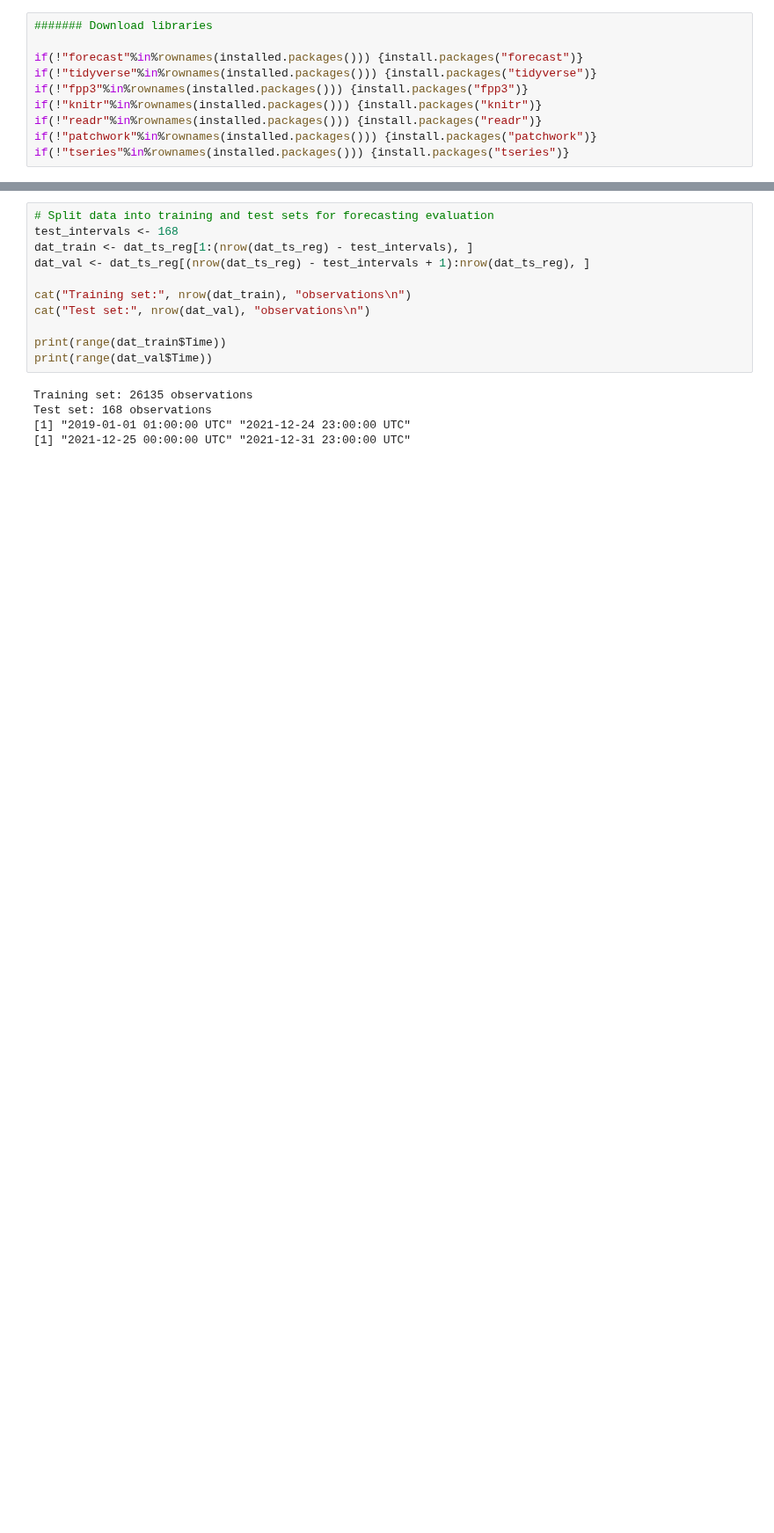
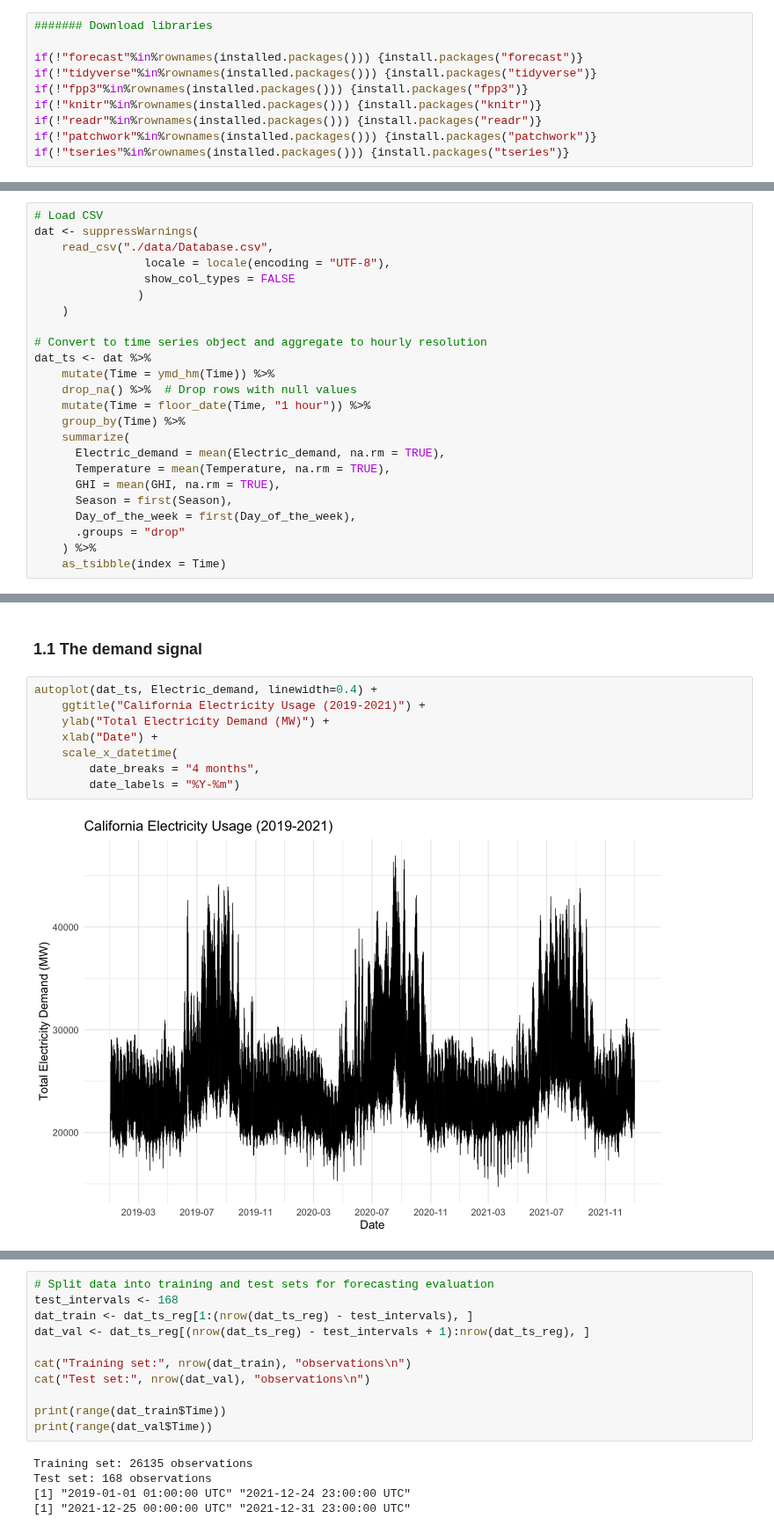
Before and after one commit to emader12/emader12.github.io, a Jupyter notebook: projects/time-series-energy-forecasting/energy-demand-forecasting.ipynb, the cells around one changed output, grey strips where cells are left out. Shown at 88% size. Cells and saved outputs as stored; diff of their text form; blank space fills up the shorter version.

```diff
--- a/projects/time-series-energy-forecasting/energy-demand-forecasting.ipynb
+++ b/projects/time-series-energy-forecasting/energy-demand-forecasting.ipynb
@@ -285,0 +98,24 @@ Split data into training and test sets, using last 7 days (1 hour interval * 24
+# %%
+# Load CSV
+dat <- suppressWarnings(
+    read_csv("./data/Database.csv",
+                locale = locale(encoding = "UTF-8"),
+                show_col_types = FALSE
+               )
+    )
+
+# Convert to time series object and aggregate to hourly resolution
+dat_ts <- dat %>%
+    mutate(Time = ymd_hm(Time)) %>%
+    drop_na() %>%  # Drop rows with null values
+    mutate(Time = floor_date(Time, "1 hour")) %>%
+    group_by(Time) %>%
+    summarize(
+      Electric_demand = mean(Electric_demand, na.rm = TRUE),
+      Temperature = mean(Temperature, na.rm = TRUE),
+      GHI = mean(GHI, na.rm = TRUE),
+      Season = first(Season),
+      Day_of_the_week = first(Day_of_the_week),
+      .groups = "drop"
+    ) %>%
+    as_tsibble(index = Time)
@@ -285,0 +140,13 @@ Split data into training and test sets, using last 7 days (1 hour interval * 24
+# %% [markdown]
+<a id="sec11"></a>
+### 1.1 The demand signal
+# %%
+autoplot(dat_ts, Electric_demand, linewidth=0.4) +
+    ggtitle("California Electricity Usage (2019-2021)") +
+    ylab("Total Electricity Demand (MW)") +
+    xlab("Date") +
+    scale_x_datetime(
+        date_breaks = "4 months",
+        date_labels = "%Y-%m")
+# %% [output]
+[figure, added]
```
Also changed, not shown: parts of 147 cells of this notebook, 1 other file.
